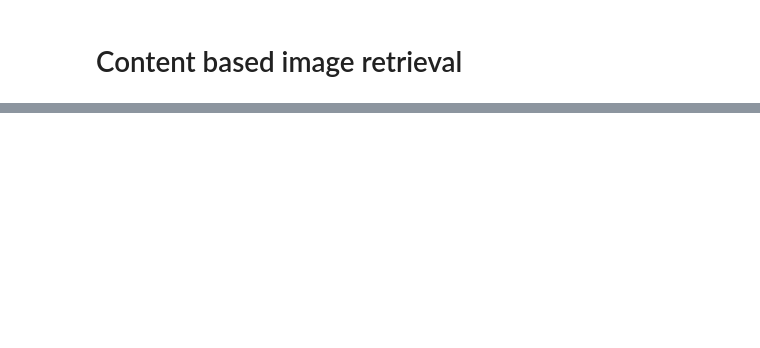
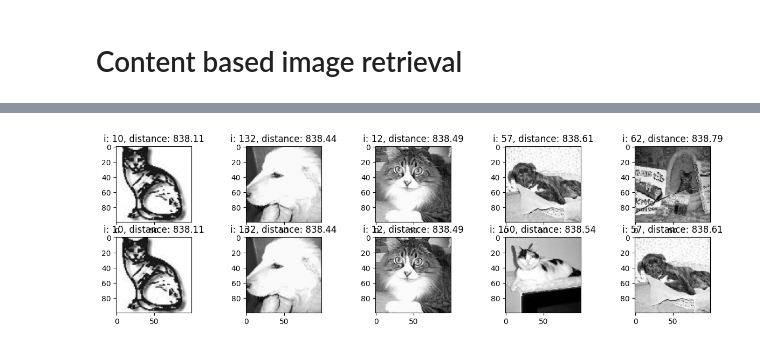
Before and after one commit to carloshernangarrido/wc, a Jupyter notebook: CNN_classifier.ipynb, the cells around one changed output, grey strips where cells are left out. Saved outputs shown, nothing was run; the diff lists cells and outputs as text; code cells hidden in the pictures; blank space fills up the shorter version.

```diff
--- a/CNN_classifier.ipynb
+++ b/CNN_classifier.ipynb
@@ -290,0 +315,3 @@ plt.show()
+# %%
+# Global descriptor
+query_des = global_descriptor(fake_cat[0])
@@ -290,0 +320,12 @@ plt.show()
+# %%
+query_images = [query_des, query_des]
+k_results = 5
+fig, ax = plt.subplots(len(query_images), k_results, figsize=(15,4))
+for i_query in range(len(query_images)):
+    matches = flann.knnMatch(query_images[i_query], database, k=k_results)
+    for i, match in enumerate(matches[0]):
+        ax[i_query, i].imshow(X_test[match.trainIdx], 'gray')
+        ax[i_query, i].set_title(f'i: {match.trainIdx}, distance: {np.round(match.distance, 2)}')
+plt.show()
+# %% [output]
+[figure, added]
```
Also changed, not shown: parts of 11 cells of this notebook.
